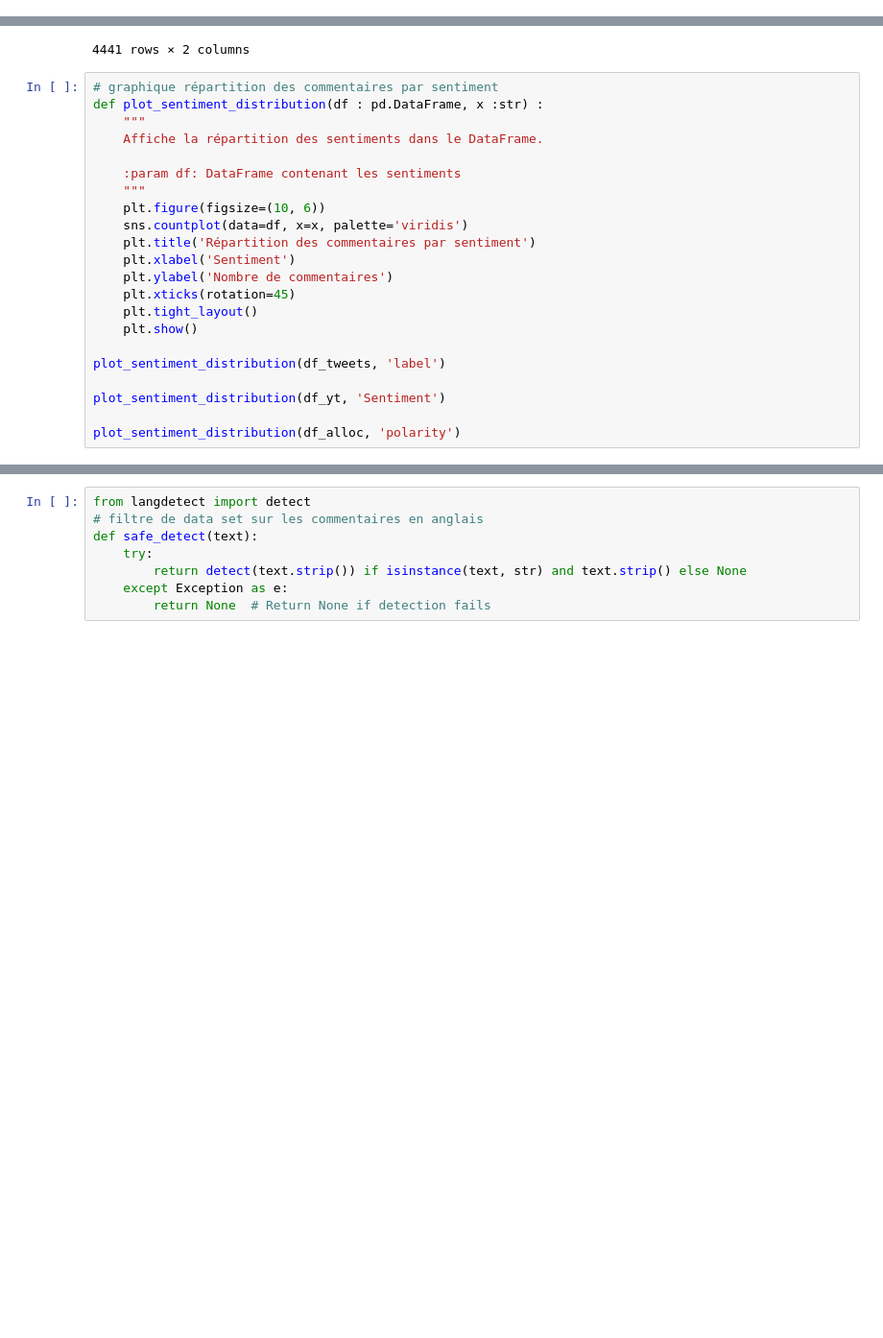
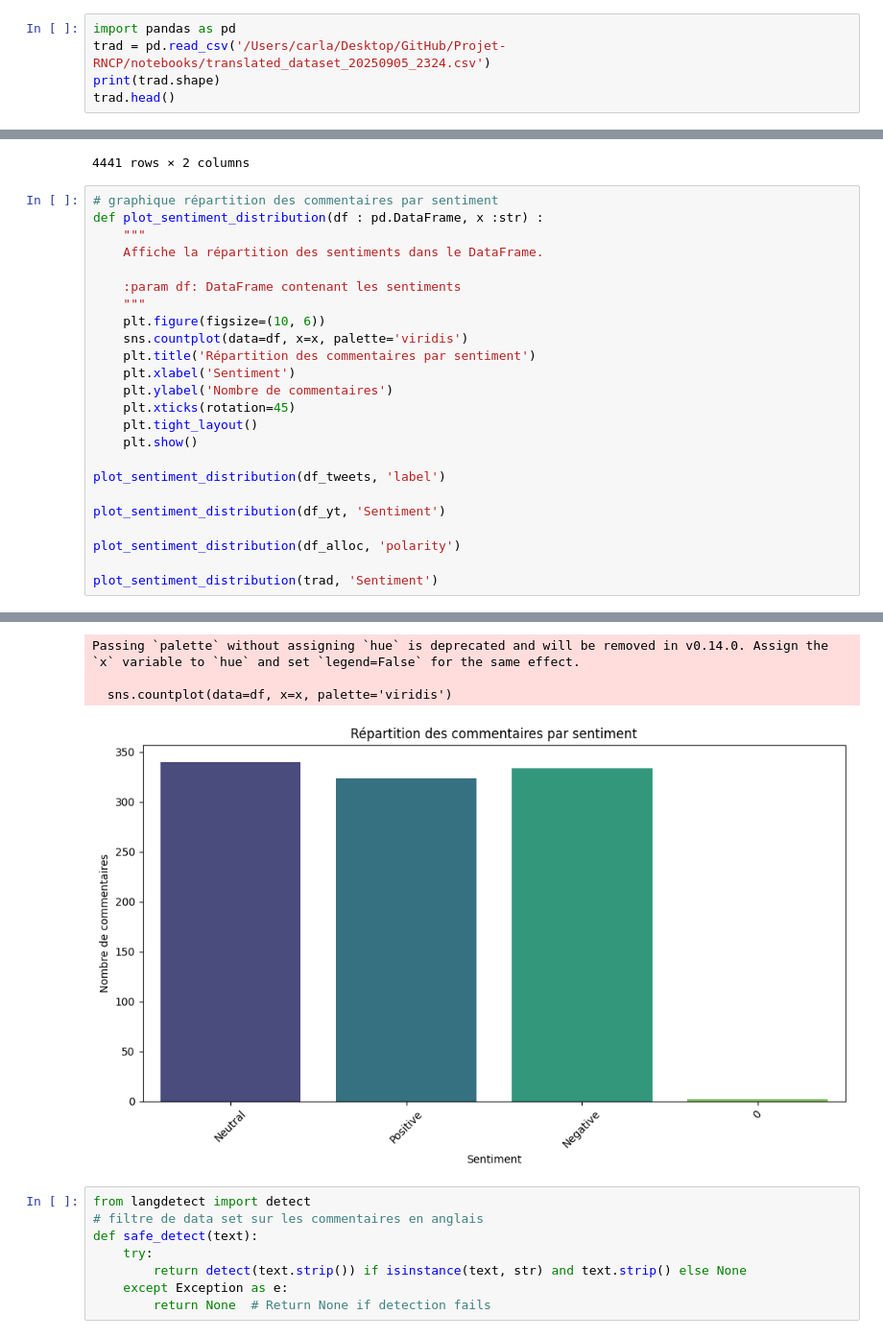
Before and after one commit to Carla-FL/Projet-RNCP, a Jupyter notebook: notebooks/3_SentimentAnalysis.ipynb, the cells around one changed output, grey strips where cells are left out. Shown at 96% size. Drawn from its saved outputs; the diff is of its cells as text; blank space fills up the shorter version.

```diff
--- a/notebooks/3_SentimentAnalysis.ipynb
+++ b/notebooks/3_SentimentAnalysis.ipynb
@@ -40,3 +54,8 @@ df_yt.head()
 # %%
 # df_yt_fr[df_yt_fr['VideoID'] == 'Lzccd-ol1Ks'].head(10)
 # # BTLcjQUued8Cc4qYw
+# %%
+import pandas as pd
+trad = pd.read_csv('/Users/carla/Desktop/GitHub/Projet-RNCP/notebooks/translated_dataset_20250905_2324.csv')
+print(trad.shape)
+trad.head()
@@ -92,33 +119,39 @@ def plot_sentiment_distribution(df : pd.DataFrame, x :str) :
 
     :param df: DataFrame contenant les sentiments
     """
     plt.figure(figsize=(10, 6))
     sns.countplot(data=df, x=x, palette='viridis')
     plt.title('Répartition des commentaires par sentiment')
     plt.xlabel('Sentiment')
     plt.ylabel('Nombre de commentaires')
     plt.xticks(rotation=45)
     plt.tight_layout()
     plt.show()
 
 plot_sentiment_distribution(df_tweets, 'label')
 
 plot_sentiment_distribution(df_yt, 'Sentiment')
 
 plot_sentiment_distribution(df_alloc, 'polarity')
+
+plot_sentiment_distribution(trad, 'Sentiment')
 # %% [output]
 Passing `palette` without assigning `hue` is deprecated and will be removed in v0.14.0. Assign the `x` variable to `hue` and set `legend=False` for the same effect.
 
   sns.countplot(data=df, x=x, palette='viridis')
 [figure]
 Passing `palette` without assigning `hue` is deprecated and will be removed in v0.14.0. Assign the `x` variable to `hue` and set `legend=False` for the same effect.
 
   sns.countplot(data=df, x=x, palette='viridis')
 [figure]
 Passing `palette` without assigning `hue` is deprecated and will be removed in v0.14.0. Assign the `x` variable to `hue` and set `legend=False` for the same effect.
 
   sns.countplot(data=df, x=x, palette='viridis')
 [figure]
+Passing `palette` without assigning `hue` is deprecated and will be removed in v0.14.0. Assign the `x` variable to `hue` and set `legend=False` for the same effect.
+
+  sns.countplot(data=df, x=x, palette='viridis')
+[figure, added]
 # %%
 from langdetect import detect
 # filtre de data set sur les commentaires en anglais
```
Also changed, not shown: parts of 13 cells of this notebook, 29 other files.
